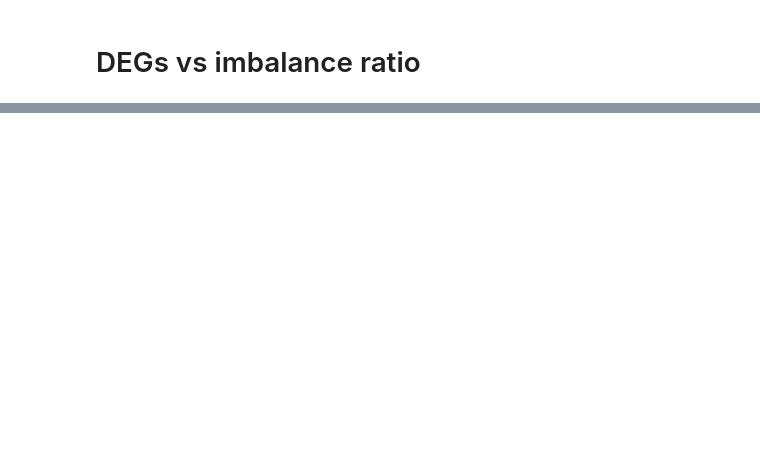
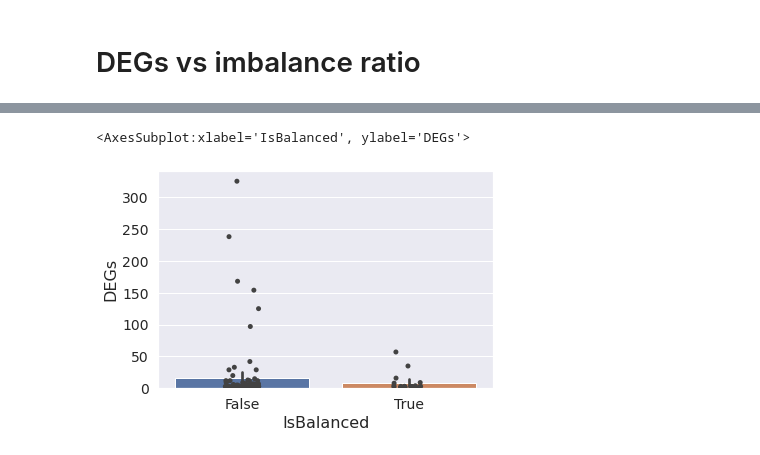
Before and after one commit to pdegen/RNASeqReplicability, a Jupyter notebook: notebooks/permuted_data.ipynb, the cells around one changed output, grey strips where cells are left out. Cells and saved outputs as stored; diff of their text form; code cells hidden in the pictures; blank space fills up the shorter version.

```diff
--- a/notebooks/permuted_data.ipynb
+++ b/notebooks/permuted_data.ipynb
@@ -237 +391,7 @@ fig.savefig(figpath)
+# %%
+sns.barplot(data=combined, x= "IsBalanced", y = "DEGs")
+sns.stripplot(data=combined, x= "IsBalanced", y = "DEGs", color="#424242")
+# %% [output]
+<AxesSubplot:xlabel='IsBalanced', ylabel='DEGs'>
+[figure, added]
 # %%
```
Also changed, not shown: parts of 10 cells of this notebook.
